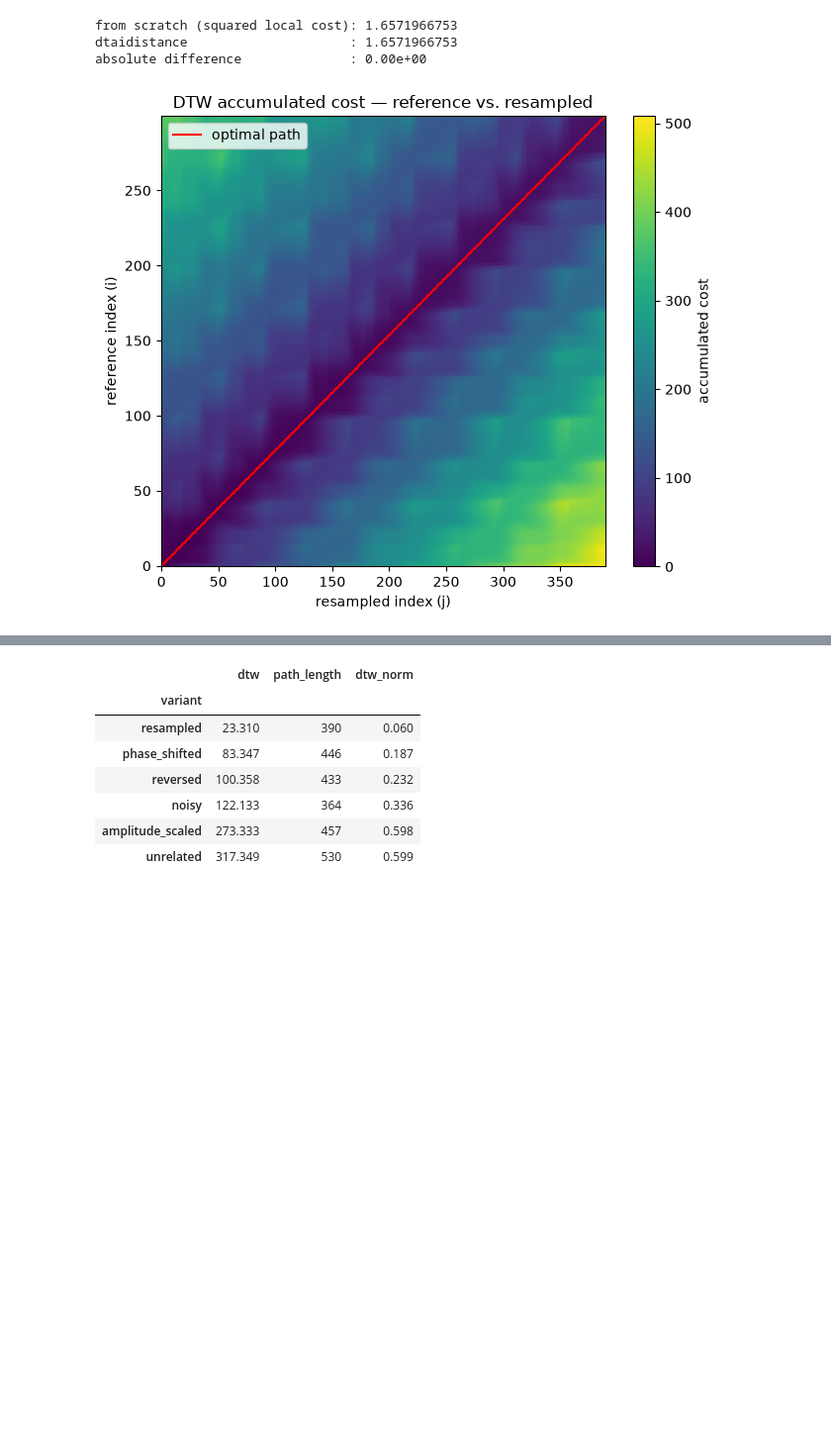
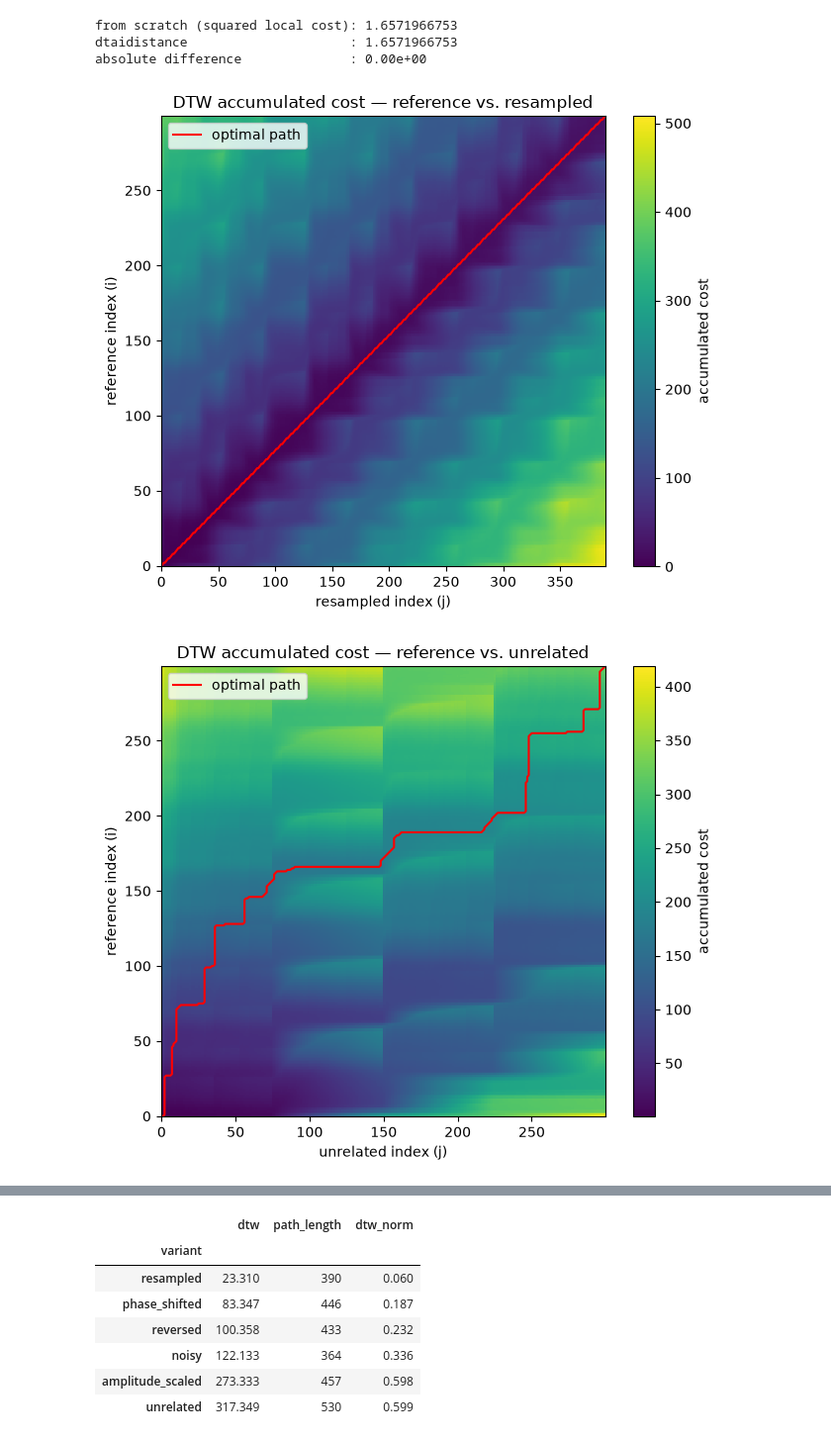
Before and after one commit to CleMaHo/TSA, a Jupyter notebook: notebooks/01_dtw.ipynb, the cells around one changed output, grey strips where cells are left out. Shown at 99% size. Drawn from its saved outputs; the diff is of its cells as text; code cells hidden in the pictures; blank space fills up the shorter version.

Commit message:
added second cost matrix and alignment plot

```diff
--- a/notebooks/01_dtw.ipynb
+++ b/notebooks/01_dtw.ipynb
@@ -167,18 +167,32 @@ from scratch (squared local cost): 1.6571966753
 dtaidistance                     : 1.6571966753
 absolute difference              : 0.00e+00
 # %%
-# Visualization: accumulated cost matrix + optimal warping path
-# for `reference` vs. `resampled`.
+# Visualization: accumulated cost matrix + optimal warping path for three
+# contrasting variants — the closest match (`resampled`), a merely rescaled
+# copy of the reference (`amplitude_scaled`), and a genuinely different signal
+# (`unrelated`) — so the difference in shape is visible.
 D_demo = dtw_cost_matrix(reference, dataset["resampled"])
 path_demo = dtw_path(D_demo)
 
 plotting.plot_cost_matrix(
     D_demo[1:, 1:],  # drop the padding border for plotting
     path=path_demo,
     title="DTW accumulated cost — reference vs. resampled",
     xlabel="resampled index (j)",
     ylabel="reference index (i)",
 )
+
+D_unrelated = dtw_cost_matrix(reference, dataset["unrelated"])
+path_unrelated = dtw_path(D_unrelated)
+
+plotting.plot_cost_matrix(
+    D_unrelated[1:, 1:],
+    path=path_unrelated,
+    title="DTW accumulated cost — reference vs. unrelated",
+    xlabel="unrelated index (j)",
+    ylabel="reference index (i)",
+)
 # %% [output]
 [figure]
+[figure, added]
 # %%
```
Also changed, not shown: parts of 1 cell of this notebook.
